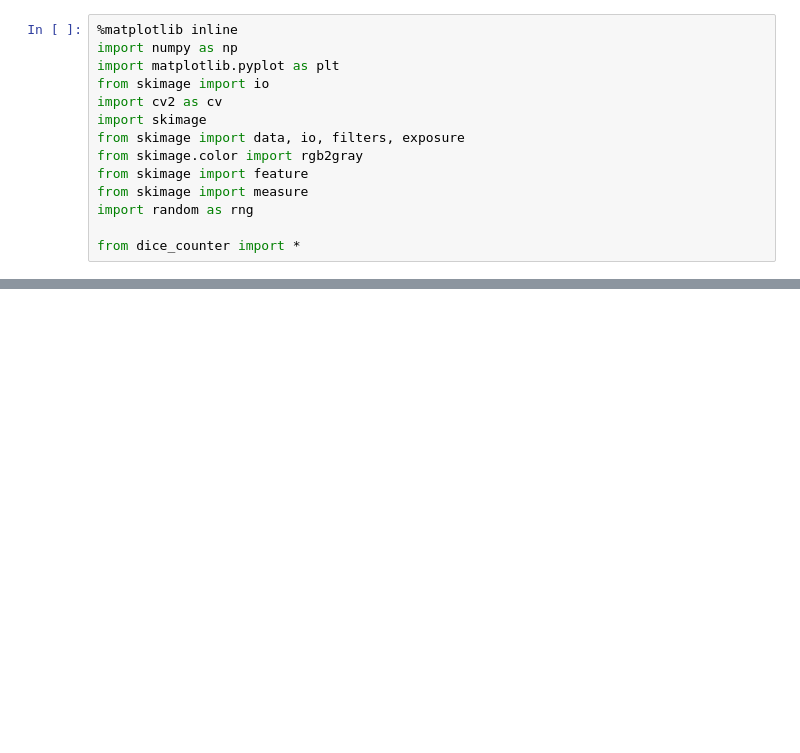
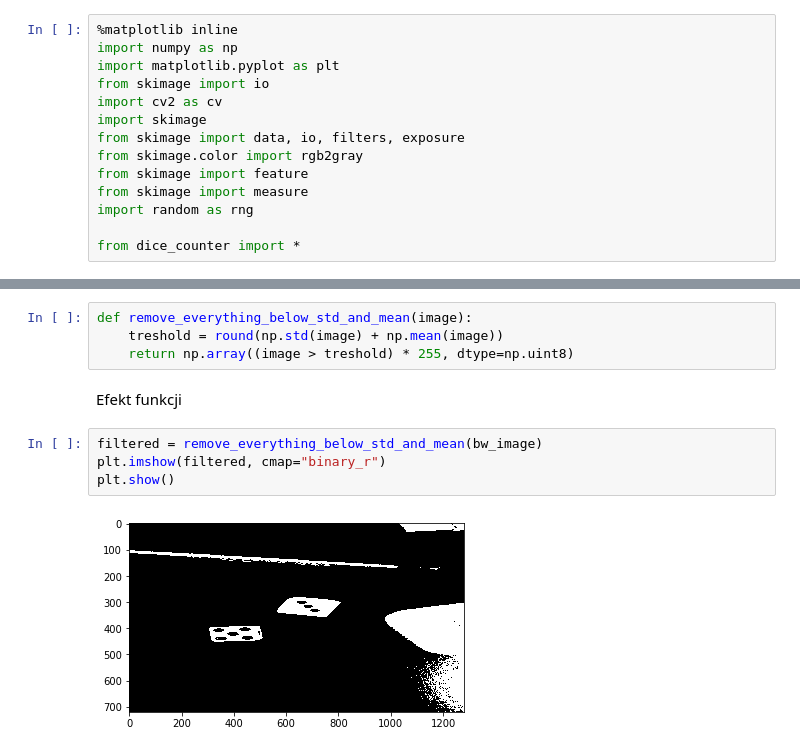
Before and after one commit to piter104/dices, a Jupyter notebook: dices.ipynb, the cells around one changed output, grey strips where cells are left out. Saved outputs shown, nothing was run; the diff lists cells and outputs as text; blank space fills up the shorter version.

```diff
--- a/dices.ipynb
+++ b/dices.ipynb
@@ -46,0 +37,12 @@ contour = process_image(255-image1)
+# %%
+def remove_everything_below_std_and_mean(image):
+    treshold = round(np.std(image) + np.mean(image))
+    return np.array((image > treshold) * 255, dtype=np.uint8)
+# %% [markdown]
+Efekt funkcji
+# %%
+filtered = remove_everything_below_std_and_mean(bw_image)
+plt.imshow(filtered, cmap="binary_r")
+plt.show()
+# %% [output]
+[figure, added]
```
Also changed, not shown: parts of 12 cells of this notebook, 6 other files.
